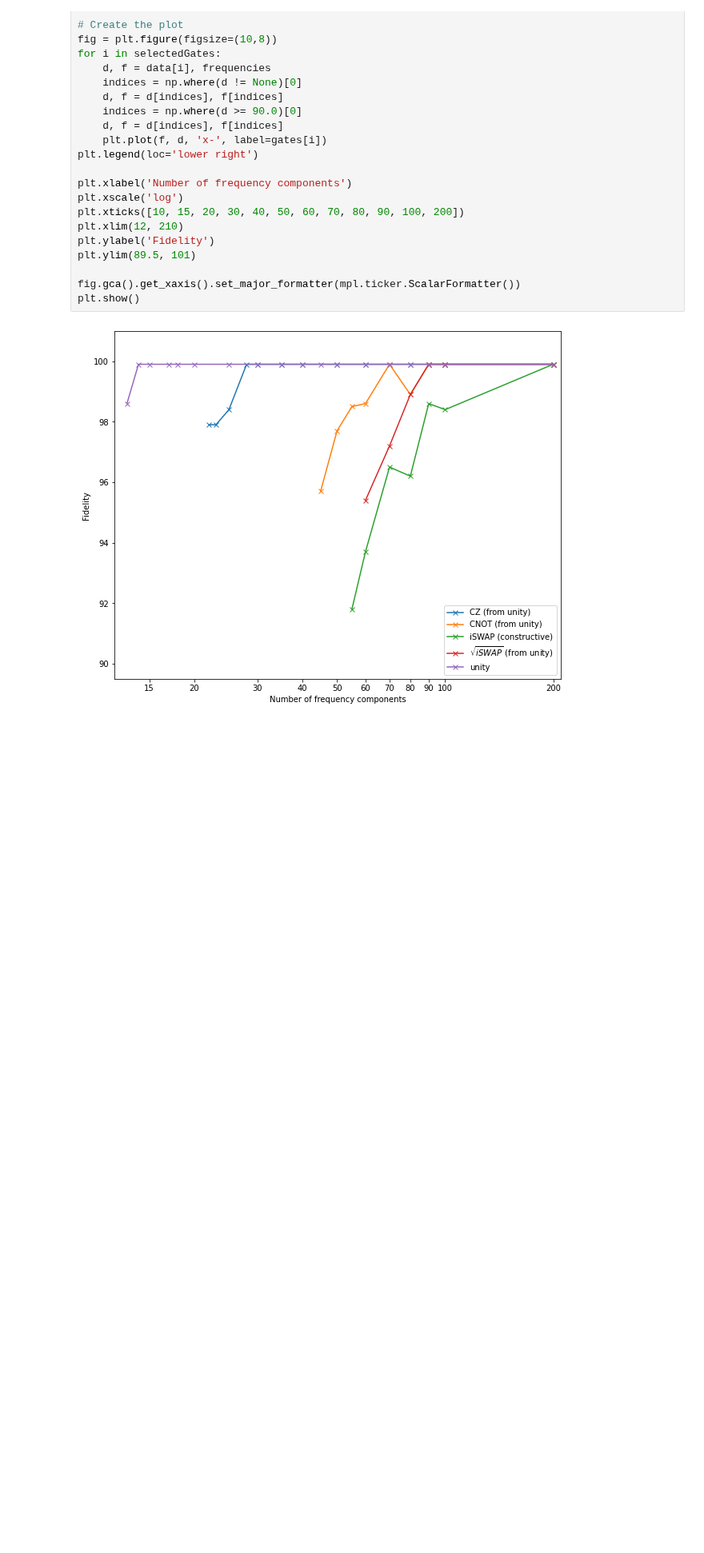
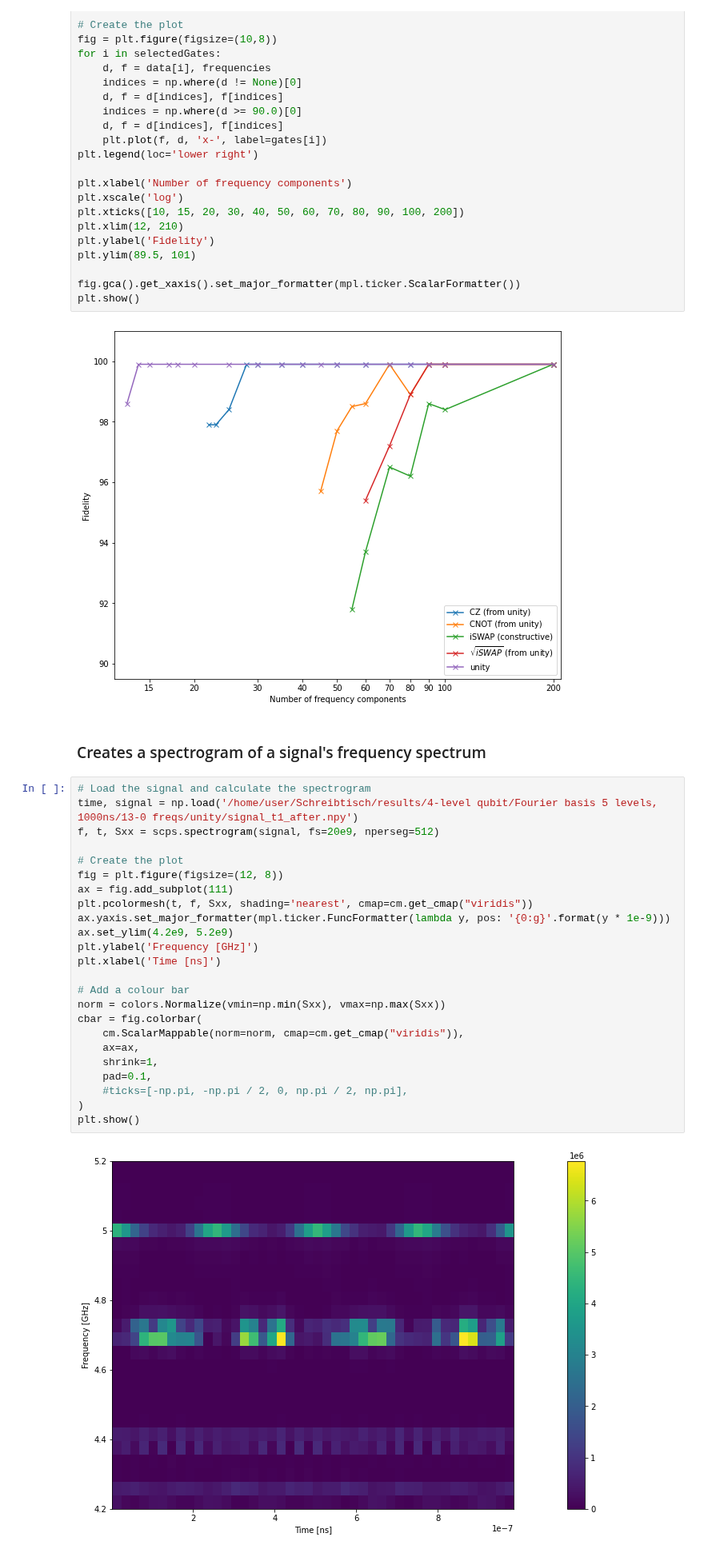
Before and after one commit to alex-simm/c3, a Jupyter notebook: four_level_transmons/plotting/plotting.ipynb, the cells around one changed output. Shown at 80% size. Saved outputs shown, nothing was run; the diff lists cells and outputs as text; blank space fills up the shorter version.

Commit message:
add a plotting function for spectrograms

```diff
--- a/four_level_transmons/plotting/plotting.ipynb
+++ b/four_level_transmons/plotting/plotting.ipynb
@@ -111,3 +112,31 @@ fig.gca().get_xaxis().set_major_formatter(mpl.ticker.ScalarFormatter())
 plt.show()
 # %% [output]
 [figure]
+# %% [markdown]
+### Creates a spectrogram of a signal's frequency spectrum
+# %%
+# Load the signal and calculate the spectrogram
+time, signal = np.load('/home/user/Schreibtisch/results/4-level qubit/Fourier basis 5 levels, 1000ns/13-0 freqs/unity/signal_t1_after.npy')
+f, t, Sxx = scps.spectrogram(signal, fs=20e9, nperseg=512)
+
+# Create the plot
+fig = plt.figure(figsize=(12, 8))
+ax = fig.add_subplot(111)
+plt.pcolormesh(t, f, Sxx, shading='nearest', cmap=cm.get_cmap("viridis"))
+ax.yaxis.set_major_formatter(mpl.ticker.FuncFormatter(lambda y, pos: '{0:g}'.format(y * 1e-9)))
+ax.set_ylim(4.2e9, 5.2e9)
+plt.ylabel('Frequency [GHz]')
+plt.xlabel('Time [ns]')
+
+# Add a colour bar
+norm = colors.Normalize(vmin=np.min(Sxx), vmax=np.max(Sxx))
+cbar = fig.colorbar(
+    cm.ScalarMappable(norm=norm, cmap=cm.get_cmap("viridis")),
+    ax=ax,
+    shrink=1,
+    pad=0.1,
+    #ticks=[-np.pi, -np.pi / 2, 0, np.pi / 2, np.pi],
+)
+plt.show()
+# %% [output]
+[figure, added]
```
Also changed, not shown: parts of 1 cell of this notebook, 1 other file.
